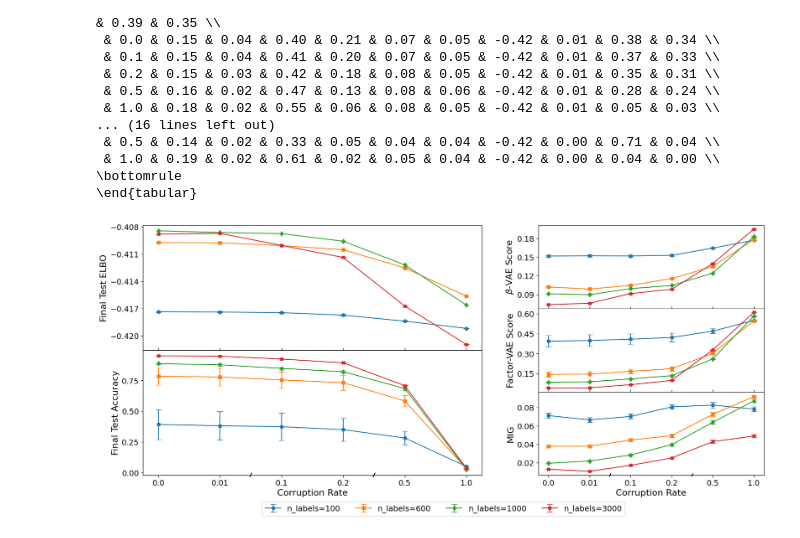
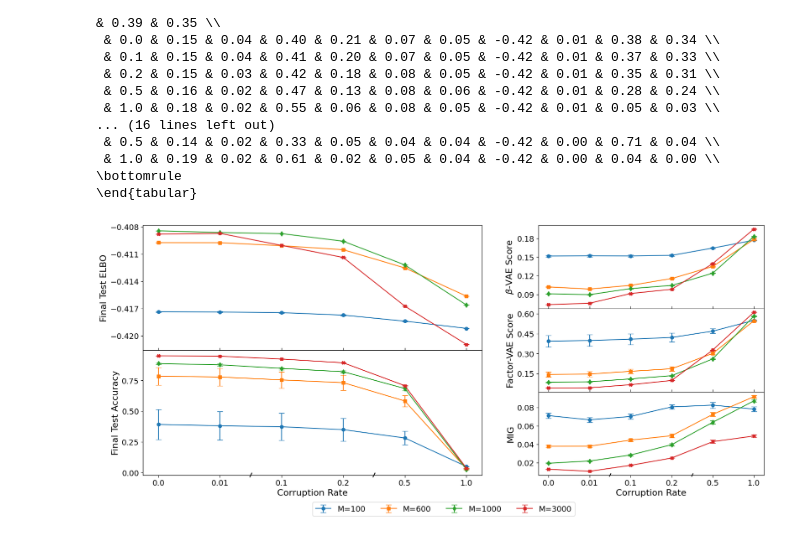
Before and after one commit to davidbhoffmann/ssvae, a Jupyter notebook: results/result_analysis.ipynb, the cells around one changed output. Saved outputs shown, nothing was run; the diff lists cells and outputs as text; code cells hidden in the pictures.

```diff
--- a/results/result_analysis.ipynb
+++ b/results/result_analysis.ipynb
@@ -194,7 +194,7 @@ def plot_metrics(axes_list, metrics_list):
                 grp['alpha'].map(alpha_to_idx),
                 grp[f'{metric}_mean'],
                 yerr=grp[f'{metric}_var'],
-                label=f'n_labels={n_label}',
+                label=f'M={n_label}',
                 capsize=5,
                 marker=marker_dict[n_label]
             )
@@ -436,7 +436,7 @@ def plot_metrics(axes_list, metrics_list):
                 grp['corruption_rate'].map(alpha_to_idx),
                 grp[f'{metric}_mean'],
                 yerr=grp[f'{metric}_var'],
-                label=f'n_labels={n_label}',
+                label=f'M={n_label}',
                 capsize=5,
                 marker=marker_dict[n_label]
             )
@@ -457,31 +457,31 @@ def plot_metrics(axes_list, metrics_list):
             ax.tick_params(axis='x', direction='in', length=4)
         else:
             ax.set_xticklabels(alphas)
             ax.set_xlabel('Corruption Rate', fontsize=16)
             ax.tick_params(axis='x', direction='out', length=4)
             try:
                 idx_05 = alphas.index(0.01)
                 idx_1 = alphas.index(0.1)
                 add_break_mark(ax, (idx_05 + idx_1) / 2) # Place between them
             except ValueError: pass
 
             try:
                 idx_10 = alphas.index(0.2)
                 idx_25 = alphas.index(0.5)
                 add_break_mark(ax, (idx_10 + idx_25) / 2)
             except ValueError: pass
         if handles is None:
             handles, labels = ax.get_legend_handles_labels()
 
     return handles, labels
 
 handles_l, labels_l = plot_metrics(axes_left, metrics_left)
 handles_r, labels_r = plot_metrics(axes_right, metrics_right)
 
 fig.legend(handles_l, labels_l, loc='lower center', bbox_to_anchor=(0.5, -0.04), ncol=4, bbox_transform=fig.transFigure)
 
 plt.subplots_adjust(bottom=0.1)
 plt.savefig('./figures/combined_noise_metrics.pdf', format='pdf', bbox_inches='tight')
 plt.show()
 # %% [output]
-[figure, old version]
+[figure, new version]
```
Also changed, not shown: parts of 1 cell of this notebook, 17 other files.
